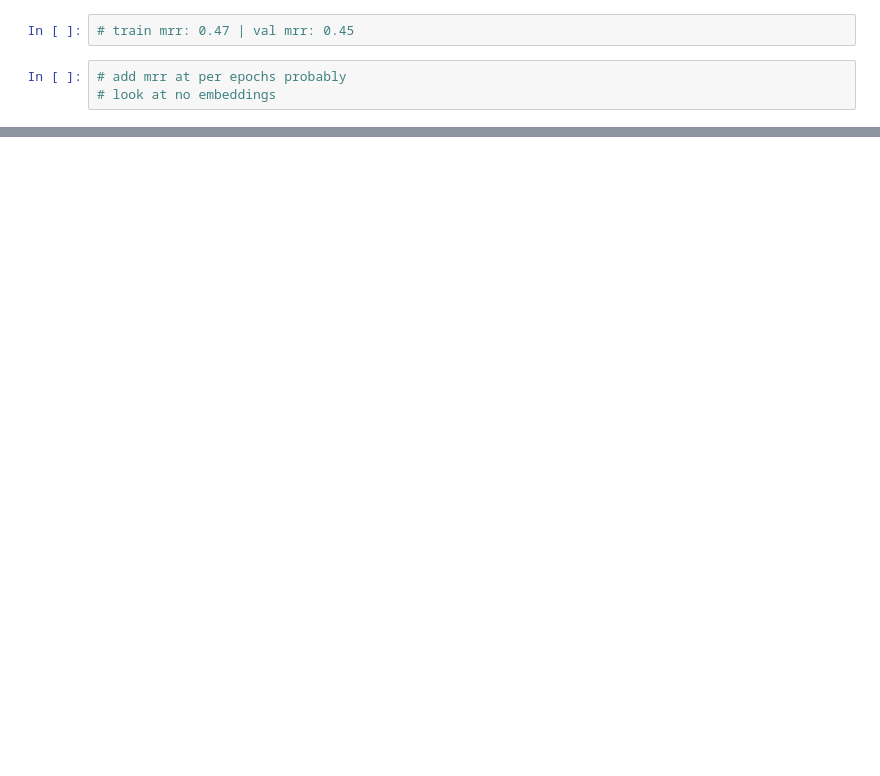
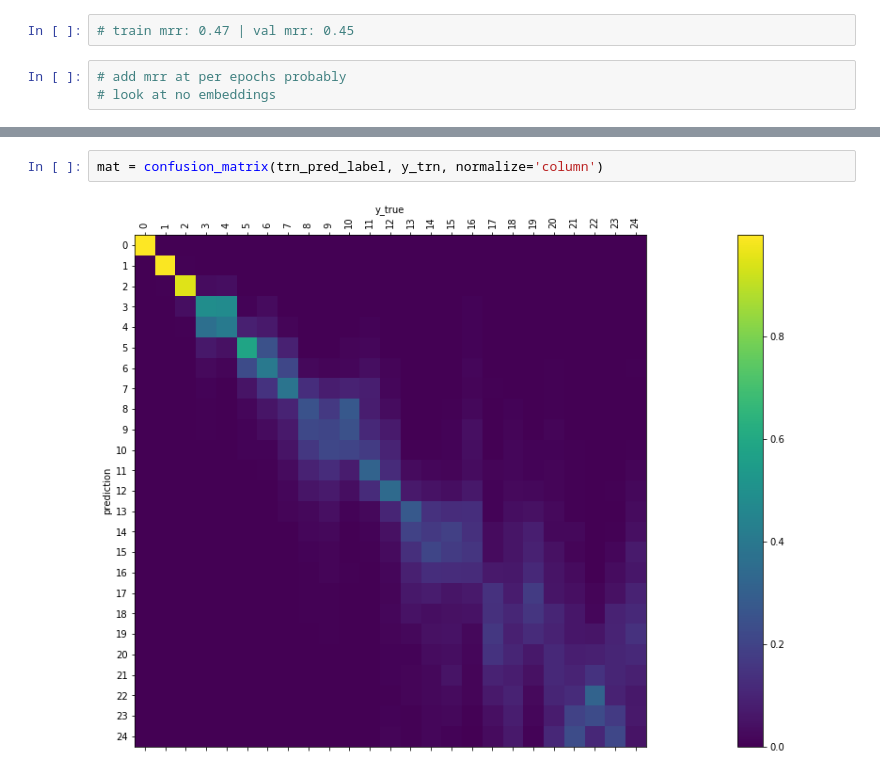
Before and after one commit to samshipengs/naps, a Jupyter notebook: NN-no_embeddings.ipynb, the cells around one changed output, grey strips where cells are left out. Cells and saved outputs as stored; diff of their text form; blank space fills up the shorter version.

```diff
--- a/NN-no_embeddings.ipynb
+++ b/NN-no_embeddings.ipynb
@@ -601,0 +692,4 @@ _ = plt.legend()
+# %%
+mat = confusion_matrix(trn_pred_label, y_trn, normalize='column')
+# %% [output]
+[figure, added]
```
Also changed, not shown: parts of 37 cells of this notebook, 2 other files.
